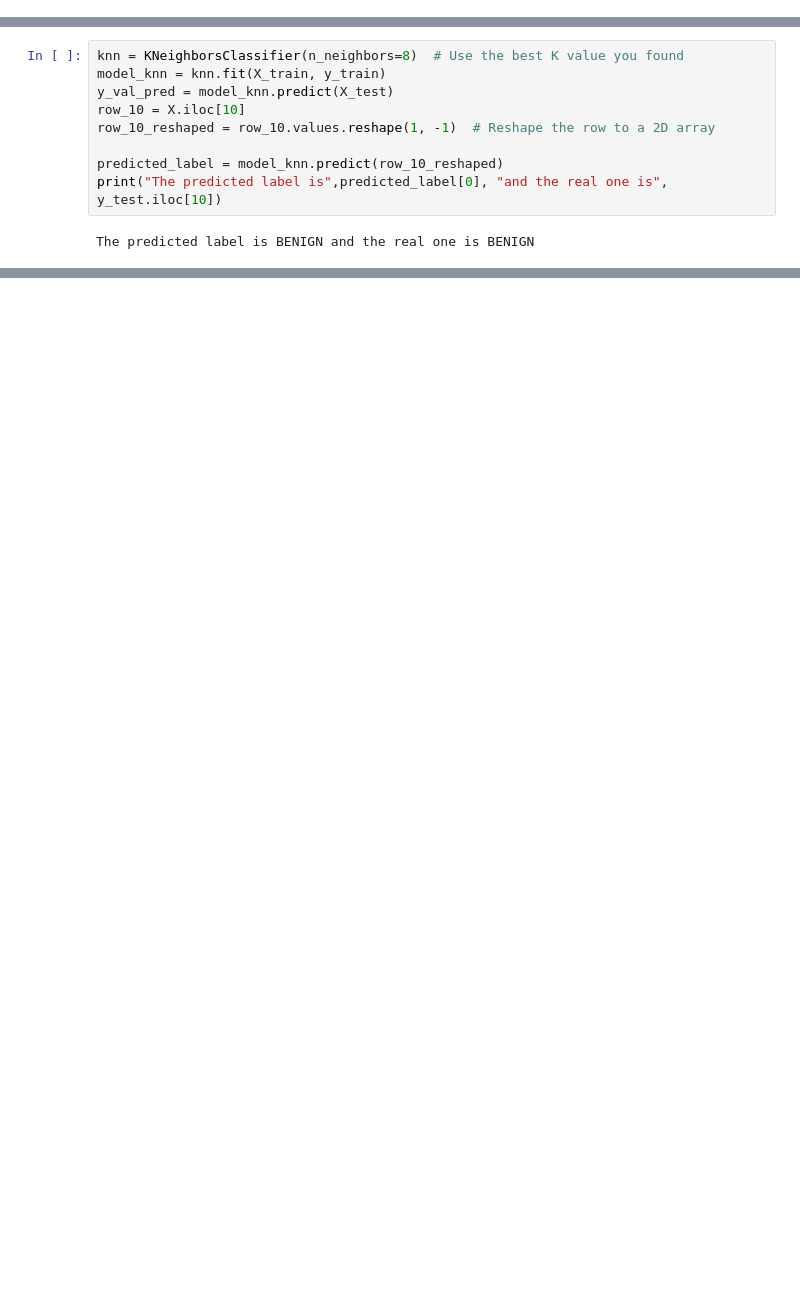
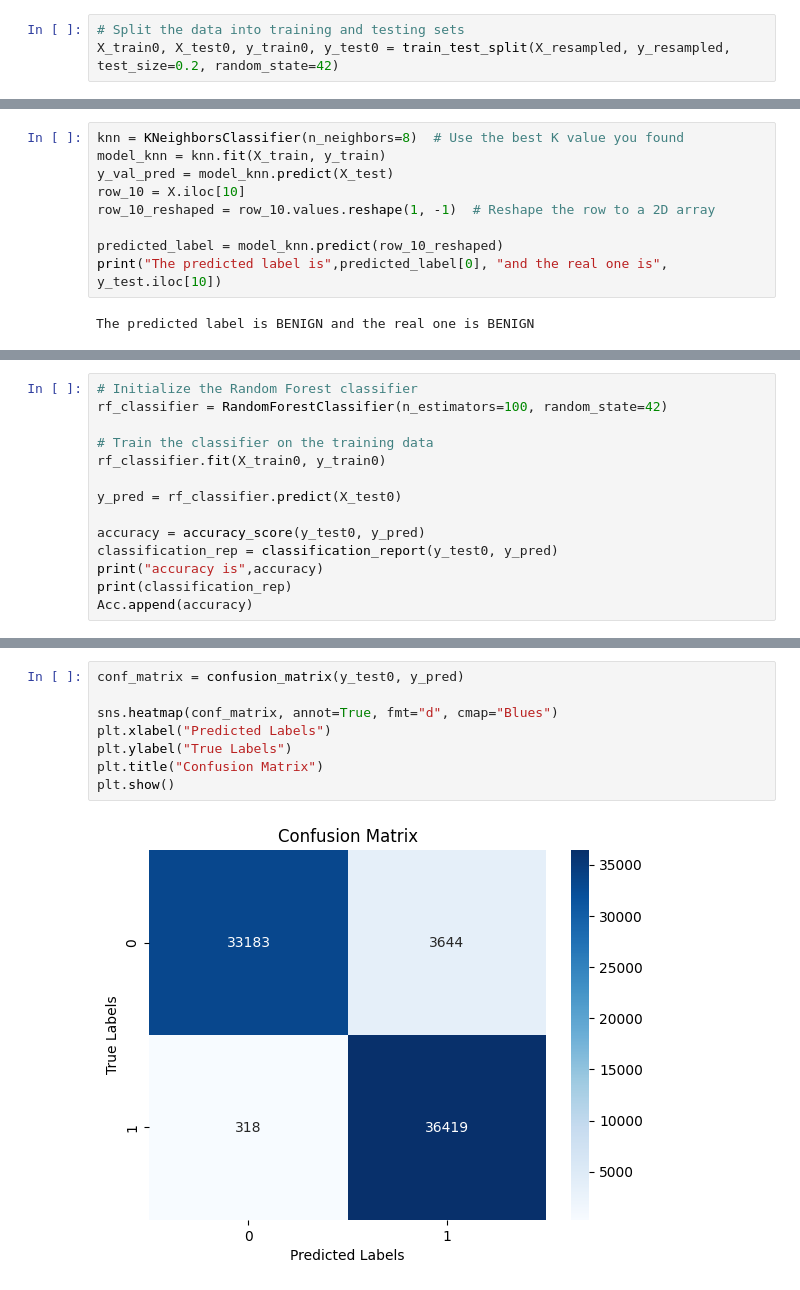
Before and after one commit to YassineICHIRRI/Anomaly-Detection-of-DDoS-Attacks, a Jupyter notebook: DDoS_notebook.ipynb, the cells around one changed output, grey strips where cells are left out. Cells and saved outputs as stored; diff of their text form; blank space fills up the shorter version.

```diff
--- a/DDoS_notebook.ipynb
+++ b/DDoS_notebook.ipynb
@@ -286,6 +369,9 @@ X.head()
 | 2 | 0.016879 | -0.556669 | -0.129795 | -0.482553 | -0.269409 | ... |
 | 3 | -0.264755 | -0.557328 | -0.269507 | -0.487105 | -0.237331 | ... |
 | 4 | 0.016879 | -0.556672 | -0.128324 | -0.482595 | -0.268141 | ... |
+# %%
+# Split the data into training and testing sets
+X_train0, X_test0, y_train0, y_test0 = train_test_split(X_resampled, y_resampled, test_size=0.2, random_state=42)
 # %%
 t1=time.time()
 
@@ -462,0 +495,14 @@ print(classification_report(y_test, y_pred))
+# %%
+# Initialize the Random Forest classifier
+rf_classifier = RandomForestClassifier(n_estimators=100, random_state=42)
+
+# Train the classifier on the training data
+rf_classifier.fit(X_train0, y_train0)
+
+y_pred = rf_classifier.predict(X_test0)
+
+accuracy = accuracy_score(y_test0, y_pred)
+classification_rep = classification_report(y_test0, y_pred)
+print("accuracy is",accuracy)
+print(classification_rep)
+Acc.append(accuracy)
@@ -462,0 +519,10 @@ print(classification_report(y_test, y_pred))
+# %%
+conf_matrix = confusion_matrix(y_test0, y_pred)
+
+sns.heatmap(conf_matrix, annot=True, fmt="d", cmap="Blues")
+plt.xlabel("Predicted Labels")
+plt.ylabel("True Labels")
+plt.title("Confusion Matrix")
+plt.show()
+# %% [output]
+[figure, added]
```
Also changed, not shown: parts of 21 cells of this notebook, 7 other files.
